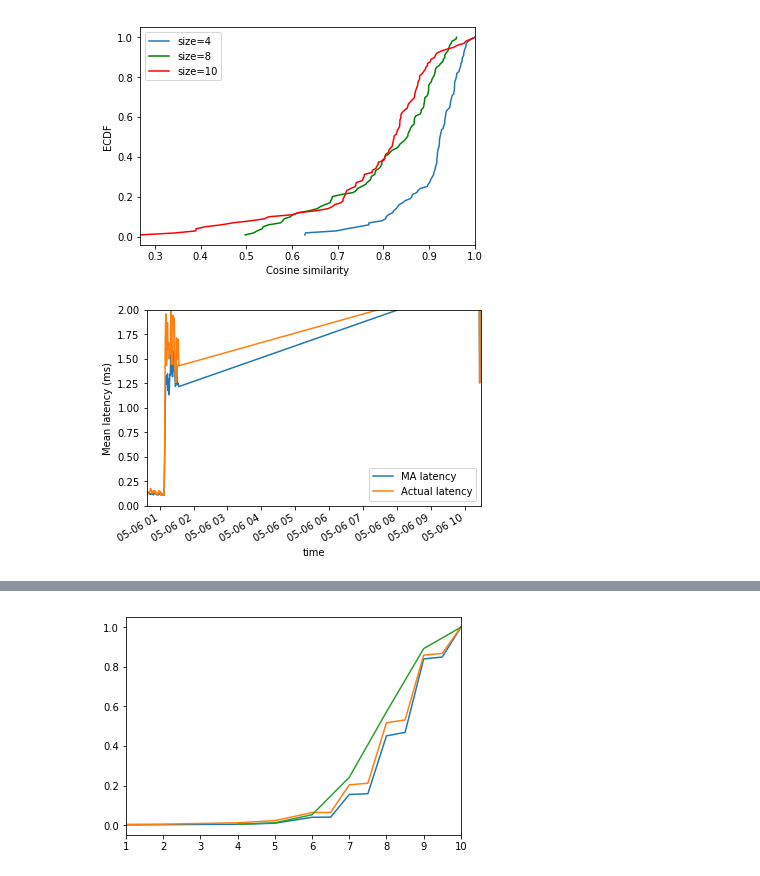
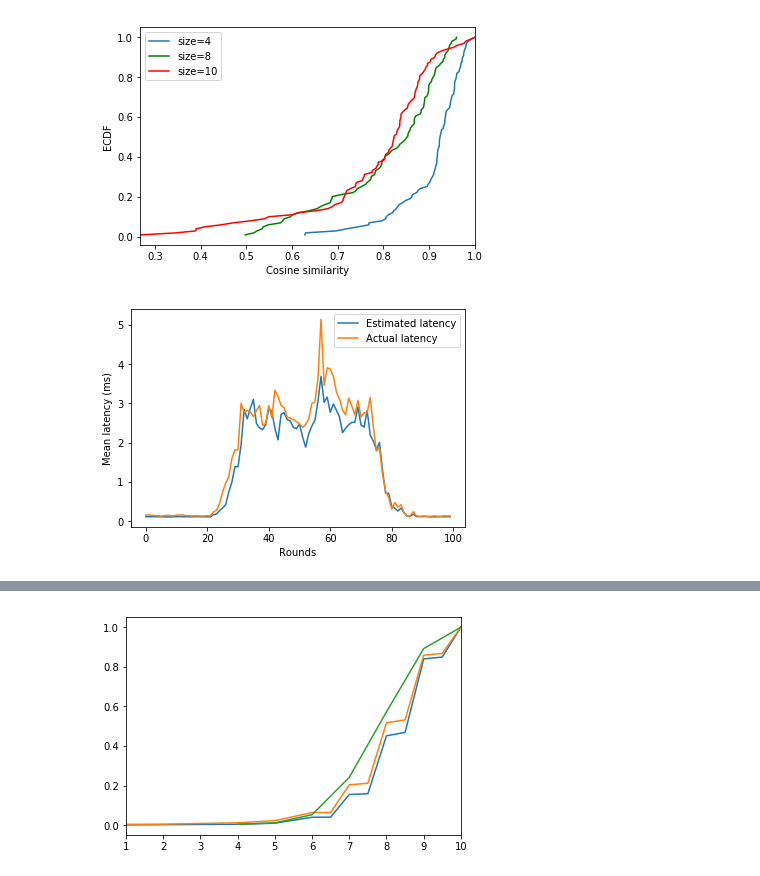
Before and after one commit to khulan8824/mn, a Jupyter notebook: log.ipynb, the cells around one changed output, grey strips where cells are left out. Saved outputs shown, nothing was run; the diff lists cells and outputs as text; code cells hidden in the pictures.

```diff
--- a/log.ipynb
+++ b/log.ipynb
@@ -172,12 +172,15 @@ plt.show()
 # %% [output]
 [figure]
 # %%
-data = read_gw_table("cpu_bw/gw_change/gw_change2")
-data =data.query('gateway == "10.0.0.93"')
-data.groupby(data.index).mean().plot()
+#data = read_gw_table("cpu_bw/gw_change/gw_change1")
+#data =data.query('gateway == "10.0.0.93"')
+#data.groupby(data.index).mean().to_csv('change.csv')
+data = pd.read_csv('change.csv')
+#print(data)
+data[['latency','actual_latency']].plot()
 plt.ylabel('Mean latency (ms)')
-plt.legend(['MA latency', 'Actual latency'])
-plt.ylim(0,2)
+plt.xlabel('Rounds')
+plt.legend(['Estimated latency', 'Actual latency'])
 plt.show()
 # %% [output]
-[figure, old version]
+[figure, new version]
```
Also changed, not shown: parts of 2 cells of this notebook, 3 other files.
